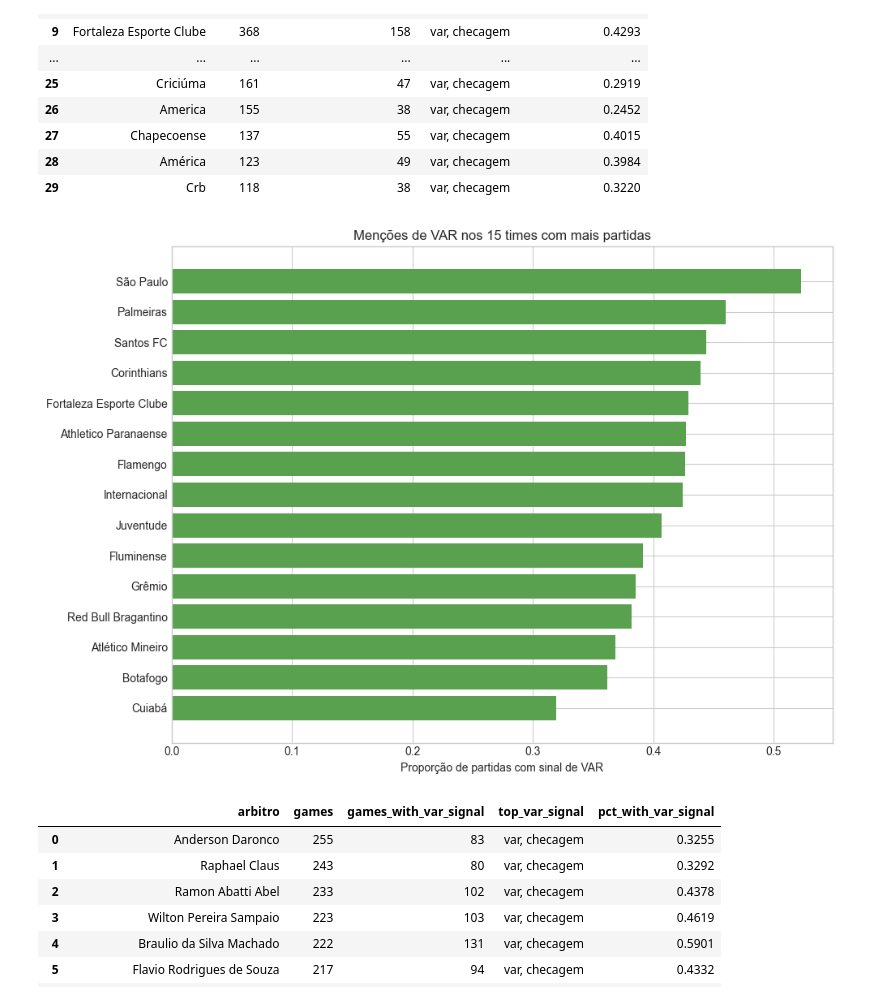
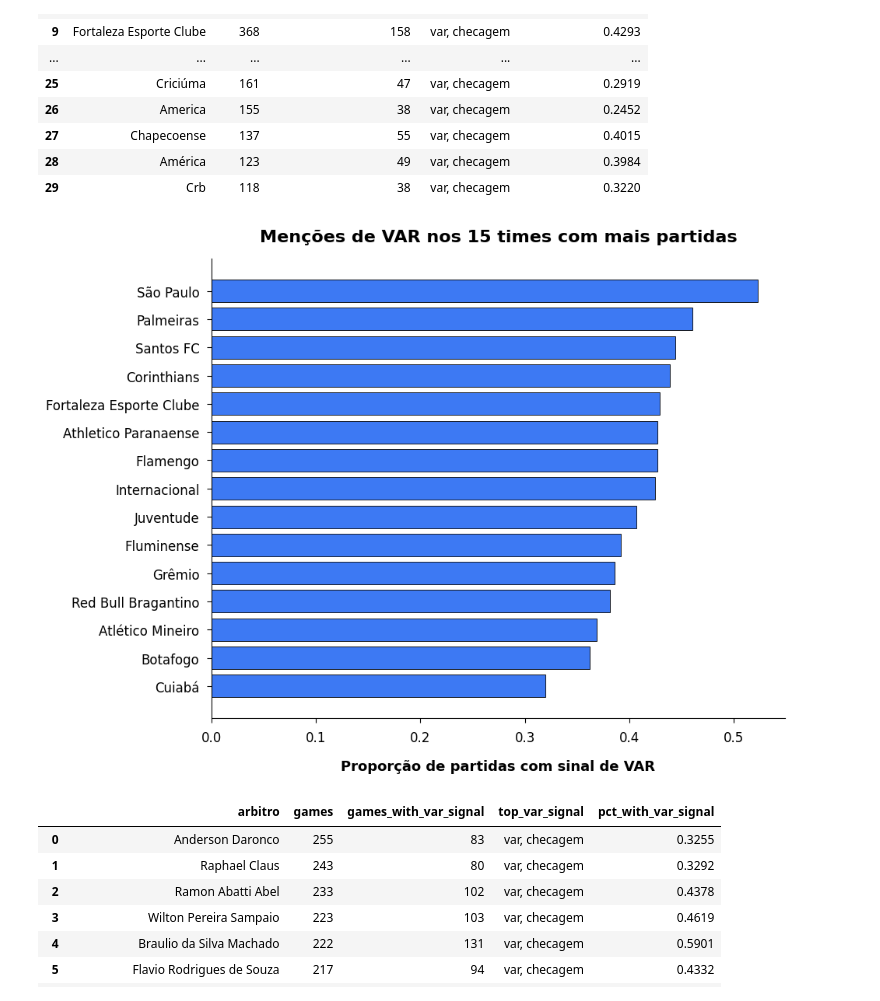
Before and after one commit to gcarbs1/cbf-match-report-analysis, a Jupyter notebook: notebooks/2-semantic_card_reasons_embeddings.ipynb, the cells around one changed output. Drawn from its saved outputs; the diff is of its cells as text; code cells hidden in the pictures.

```diff
--- a/notebooks/2-semantic_card_reasons_embeddings.ipynb
+++ b/notebooks/2-semantic_card_reasons_embeddings.ipynb
@@ -986,6 +1053,26 @@ def lexical_group(text: str) -> str | None:
     return None
 # %%
 cluster_to_group = manual_cluster_labels.set_index("cluster")["group"].to_dict()
+group_contexts = manual_taxonomy.set_index("group")["context"]
+
+missing_outlier_rows = []
+next_outlier_rank = int(manual_outlier_labels["outlier_rank"].max() + 1) if "outlier_rank" in manual_outlier_labels and len(manual_outlier_labels) else 0
+outlier_event_counts = card_text_counts.loc[card_text_counts["bertopic_topic"].eq(-1)].set_index("text_for_embedding")["n_events"].to_dict()
+
+for offset, text in enumerate(missing_outlier_texts):
+    group = lexical_group(text) or "Conduta antidesportiva"
+    missing_outlier_rows.append({
+        "outlier_rank": next_outlier_rank + offset,
+        "text": text,
+        "group": group,
+        "context": group_contexts.loc[group],
+        "n_events": int(outlier_event_counts.get(text, 0)),
+        "manual_basis": "auto: lexical rule" if lexical_group(text) else "auto: missing outlier fallback",
+    })
+
+if missing_outlier_rows:
+    manual_outlier_labels = pd.concat([manual_outlier_labels, pd.DataFrame(missing_outlier_rows)], ignore_index=True)
+
 outlier_to_group = manual_outlier_labels.set_index("text")["group"].to_dict()
 
 
@@ -995,7 +1082,7 @@ def assign_card_reason_group(row: pd.Series) -> str:
     if lexical == "Conduta violenta":
         return lexical
     if topic == -1:
-        return outlier_to_group[row["text_for_embedding"]]
+        return outlier_to_group.get(row["text_for_embedding"], lexical or "Conduta antidesportiva")
     return lexical if lexical is not None else cluster_to_group[topic]
 
 card_text_counts["manual_cluster_group"] = card_text_counts["bertopic_topic"].map(cluster_to_group)
@@ -1006,18 +1093,20 @@ card_text_counts.loc[
     "manual_lexical_group",
 ] = np.nan
 card_text_counts["card_reason_group"] = card_text_counts.apply(assign_card_reason_group, axis=1)
-card_text_counts["card_reason_group_context"] = card_text_counts["card_reason_group"].map(manual_taxonomy.set_index("group")["context"])
+card_text_counts["card_reason_group_context"] = card_text_counts["card_reason_group"].map(group_contexts)
 
 group_map = card_text_counts.set_index(CARD_TEXT_KEY_COLUMN)["card_reason_group"]
 group_context_map = card_text_counts.set_index(CARD_TEXT_KEY_COLUMN)["card_reason_group_context"]
 cards["card_reason_group"] = cards[CARD_TEXT_KEY_COLUMN].map(group_map).fillna("Conduta antidesportiva")
-cards["card_reason_group_context"] = cards[CARD_TEXT_KEY_COLUMN].map(group_context_map).fillna(manual_taxonomy.set_index("group").loc["Conduta antidesportiva", "context"])
+cards["card_reason_group_context"] = cards[CARD_TEXT_KEY_COLUMN].map(group_context_map).fillna(group_contexts.loc["Conduta antidesportiva"])
 CARD_GROUPS = sorted(cards["card_reason_group"].unique())
+CARD_GROUP_COLOR_MAP = {group: PLOT_PALETTE[i % len(PLOT_PALETTE)] for i, group in enumerate(CARD_GROUPS)}
 
 pd.Series({
     "manual_groups": len(CARD_GROUPS),
     "manual_clusters": len(cluster_to_group),
     "manual_outliers": len(outlier_to_group),
+    "auto_outliers_added": len(missing_outlier_rows),
     "lexical_overrides": int(card_text_counts["manual_lexical_group"].notna().sum()),
     "unlabeled_cards": int(cards["card_reason_group"].isna().sum()),
 })
@@ -1666,16 +1776,14 @@ delay_var_by_team.head(30)
 | 29 | Crb | 118 | 38 | var, checagem | 0.3220 |
 # %%
 top_var_teams = delay_var_by_team.head(TOP_N_TEAMS).sort_values("pct_with_var_signal")
-fig, ax = plt.subplots(figsize=(10, 7))
-ax.barh(top_var_teams["team"], top_var_teams["pct_with_var_signal"], color="#59A14F")
-ax.set_title(f"Menções de VAR nos {TOP_N_TEAMS} times com mais partidas")
-ax.set_xlabel("Proporção de partidas com sinal de VAR")
-ax.set_ylabel("")
-plt.tight_layout()
+fig, ax = plt.subplots(figsize=(10, 7.5))
+ax.barh(top_var_teams["team"], top_var_teams["pct_with_var_signal"], color=PLOT_BLUE, edgecolor="black", linewidth=0.6)
+style_axis(ax, f"Menções de VAR nos {TOP_N_TEAMS} times com mais partidas", "Proporção de partidas com sinal de VAR", "")
+plt.tight_layout(pad=1.5)
 save_plot(fig, "var_mentions_by_team.png")
 plt.show()
 # %% [output]
-[figure, old version]
+[figure, new version]
 # %%
 delay_var_by_referee = (
     delays.groupby("arbitro")
```
Also changed, not shown: parts of 30 cells of this notebook, 13 other files.
